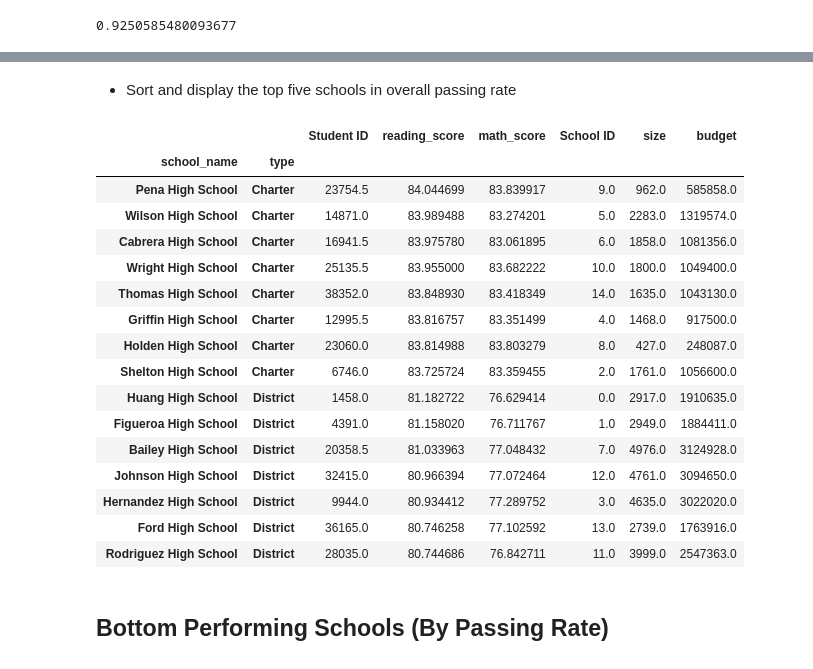
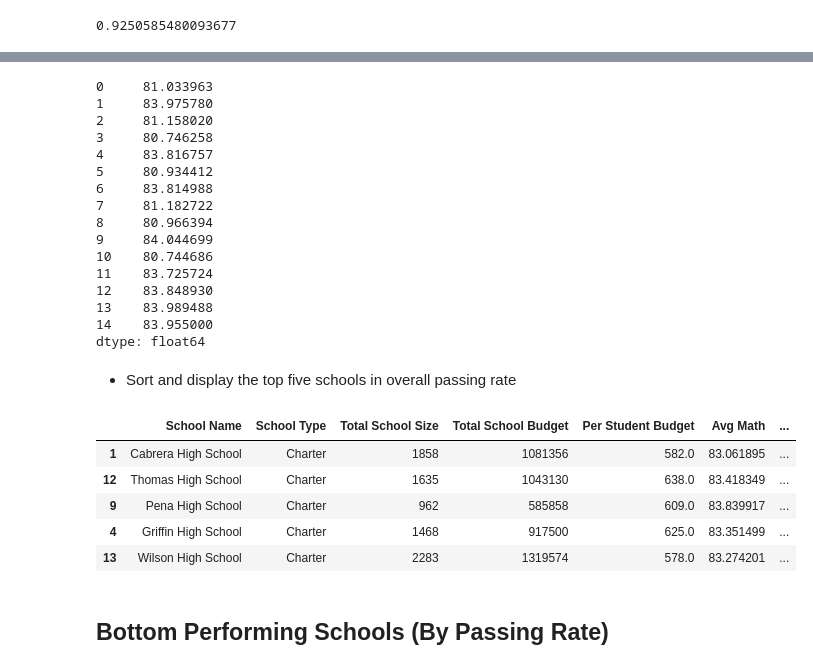
Before and after one commit to clayfranklin/PyCitySchools, a Jupyter notebook: Homework 4_PyCitySchools_PyCitySchools_starter.ipynb, the cells around one changed output, grey strips where cells are left out. Drawn from its saved outputs; the diff is of its cells as text; code cells hidden in the pictures.

Commit message:
2nd table more complete

```diff
--- a/Homework 4_PyCitySchools_PyCitySchools_starter.ipynb
+++ b/Homework 4_PyCitySchools_PyCitySchools_starter.ipynb
@@ -512,3 +182,0 @@ Summary.head(15)
-# %%
-Per_student = Summary.iloc[:,2]/Summary.iloc[:,1]
-Per_student
@@ -597,0 +243,18 @@ dtype: float64
+# %%
+type_find = school_data_complete.groupby(['school_name','type']).mean()
+type_finder = type_find.iloc[:,1]
+type_finder_school = type_finder.reset_index()
+type_finder_schools = type_finder_school["type"]
+# %%
+Summary = pd.DataFrame({"School Name" : names3,
+                        "School Type": type_finder_schools,
+                        "Total School Size" : total_students_school ,
+                        "Total School Budget" : budget_school,
+                        "Per Student Budget": Per_student,
+                        "Avg Math": avg_math_complete,
+                        "Avg Read" : avg_read_complete,
+                        "%Passing Math" : Math_Percent_School,
+                        "%Passing Reading" : Read_Percent_School,
+                        "%Overall Passing Rate" : Overall_Pass_Rate
+                        })
+Summary.head(15)
@@ -598,26 +286,36 @@ dtype: float64
+# %%
+school_metrics_read = school_data_complete.groupby('school_name')['reading_score'].mean()
+avg_read_school = school_metrics_read.unique()
+avg_read_complete = pd.Series(avg_read_school)
+# %% [output]
+0     81.033963
+1     83.975780
+2     81.158020
+3     80.746258
+4     83.816757
+5     80.934412
+6     83.814988
+7     81.182722
+8     80.966394
+9     84.044699
+10    80.744686
+11    83.725724
+12    83.848930
+13    83.989488
+14    83.955000
+dtype: float64
 # %% [markdown]
 * Sort and display the top five schools in overall passing rate
 # %%
-Top_df = SUmmary.sort_values("%Overall", ascending=False)
-Top_df.head(16)
+Top_df = Summary.sort_values("%Overall Passing Rate", ascending=False)
+Top_df.head()
 # %% [output]
-|  |  | Student ID | reading_score | math_score | School ID | size | budget |
-| school_name | type |  |  |  |  |  |  |
-| Pena High School | Charter | 23754.5 | 84.044699 | 83.839917 | 9.0 | 962.0 | 585858.0 |
-| Wilson High School | Charter | 14871.0 | 83.989488 | 83.274201 | 5.0 | 2283.0 | 1319574.0 |
-| Cabrera High School | Charter | 16941.5 | 83.975780 | 83.061895 | 6.0 | 1858.0 | 1081356.0 |
-| Wright High School | Charter | 25135.5 | 83.955000 | 83.682222 | 10.0 | 1800.0 | 1049400.0 |
-| Thomas High School | Charter | 38352.0 | 83.848930 | 83.418349 | 14.0 | 1635.0 | 1043130.0 |
-| Griffin High School | Charter | 12995.5 | 83.816757 | 83.351499 | 4.0 | 1468.0 | 917500.0 |
-| Holden High School | Charter | 23060.0 | 83.814988 | 83.803279 | 8.0 | 427.0 | 248087.0 |
-| Shelton High School | Charter | 6746.0 | 83.725724 | 83.359455 | 2.0 | 1761.0 | 1056600.0 |
-| Huang High School | District | 1458.0 | 81.182722 | 76.629414 | 0.0 | 2917.0 | 1910635.0 |
-| Figueroa High School | District | 4391.0 | 81.158020 | 76.711767 | 1.0 | 2949.0 | 1884411.0 |
-| Bailey High School | District | 20358.5 | 81.033963 | 77.048432 | 7.0 | 4976.0 | 3124928.0 |
-| Johnson High School | District | 32415.0 | 80.966394 | 77.072464 | 12.0 | 4761.0 | 3094650.0 |
-| Hernandez High School | District | 9944.0 | 80.934412 | 77.289752 | 3.0 | 4635.0 | 3022020.0 |
-| Ford High School | District | 36165.0 | 80.746258 | 77.102592 | 13.0 | 2739.0 | 1763916.0 |
-| Rodriguez High School | District | 28035.0 | 80.744686 | 76.842711 | 11.0 | 3999.0 | 2547363.0 |
+|  | School Name | School Type | Total School Size | Total School Budget | Per Student Budget | Avg Math | ... |
+| 1 | Cabrera High School | Charter | 1858 | 1081356 | 582.0 | 83.061895 | ... |
+| 12 | Thomas High School | Charter | 1635 | 1043130 | 638.0 | 83.418349 | ... |
+| 9 | Pena High School | Charter | 962 | 585858 | 609.0 | 83.839917 | ... |
+| 4 | Griffin High School | Charter | 1468 | 917500 | 625.0 | 83.351499 | ... |
+| 13 | Wilson High School | Charter | 2283 | 1319574 | 578.0 | 83.274201 | ... |
 # %% [markdown]
 ## Bottom Performing Schools (By Passing Rate)
 # %% [markdown]
```
Also changed, not shown: parts of 74 cells of this notebook.
